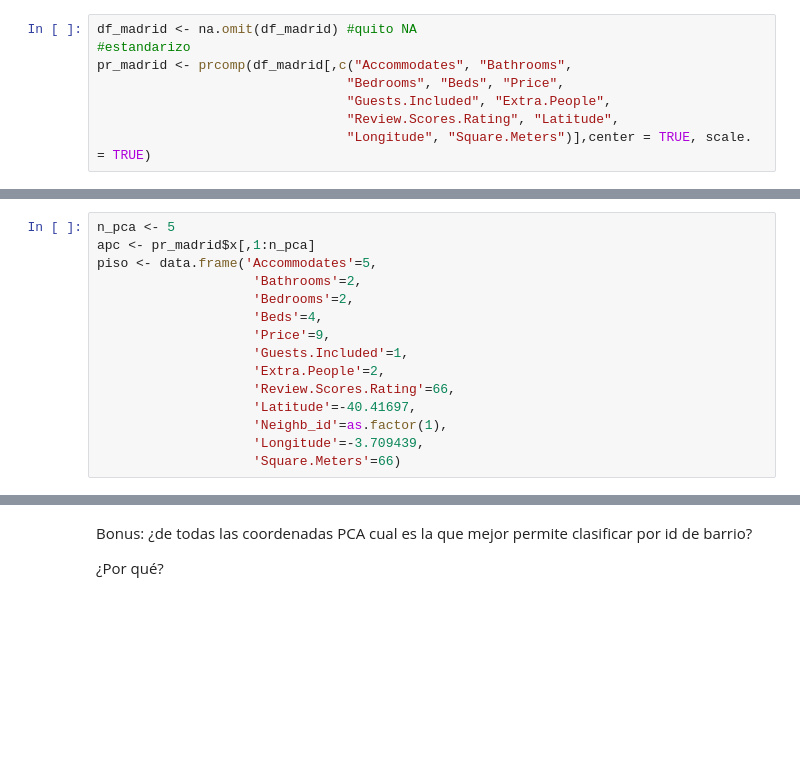
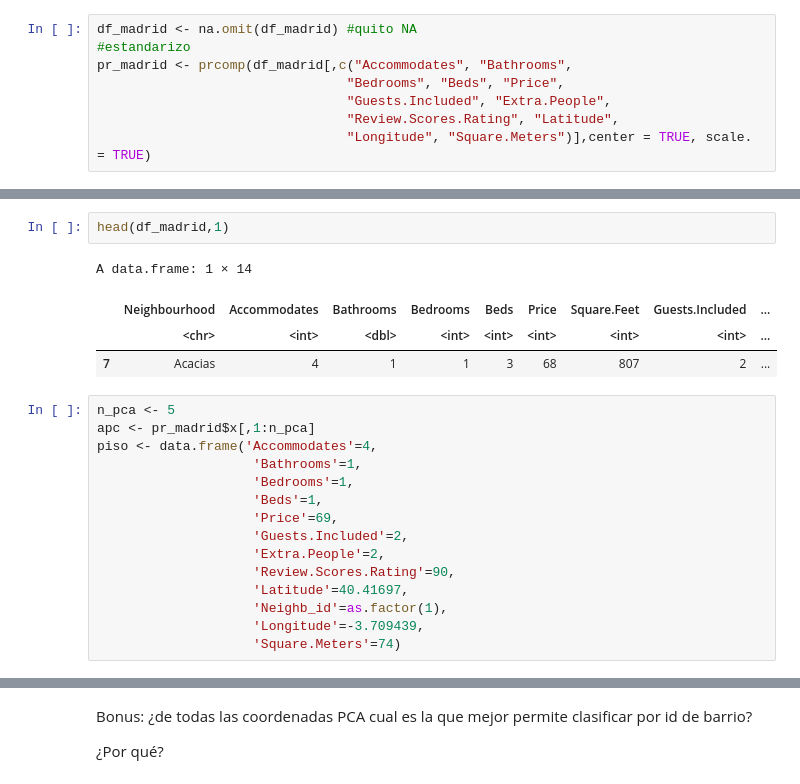
Before and after one commit to emmv20/data-mining, a Jupyter notebook: Practica-AlmadaEmmanuel.ipynb, the cells around one changed output, grey strips where cells are left out. Saved outputs shown, nothing was run; the diff lists cells and outputs as text; blank space fills up the shorter version.

```diff
--- a/Practica-AlmadaEmmanuel.ipynb
+++ b/Practica-AlmadaEmmanuel.ipynb
@@ -380,17 +380,24 @@ plot(cumsum(pr_madrid$sdev^2/sum(pr_madrid$sdev^2)),main="Autovalores")
+# %%
+head(df_madrid,1)
+# %% [output]
+A data.frame: 1 × 14
+|  | Neighbourhood | Accommodates | Bathrooms | Bedrooms | Beds | Price | Square.Feet | Guests.Included | ... |
+|  | <chr> | <int> | <dbl> | <int> | <int> | <int> | <int> | <int> | ... |
+| 7 | Acacias | 4 | 1 | 1 | 3 | 68 | 807 | 2 | ... |
 # %%
 n_pca <- 5
 apc <- pr_madrid$x[,1:n_pca]
-piso <- data.frame('Accommodates'=5,
-                    'Bathrooms'=2,
-                    'Bedrooms'=2,
-                    'Beds'=4,
-                    'Price'=9,
-                    'Guests.Included'=1,
+piso <- data.frame('Accommodates'=4,
+                    'Bathrooms'=1,
+                    'Bedrooms'=1,
+                    'Beds'=1,
+                    'Price'=69,
+                    'Guests.Included'=2,
                     'Extra.People'=2,
-                    'Review.Scores.Rating'=66,
-                    'Latitude'=-40.41697,
+                    'Review.Scores.Rating'=90,
+                    'Latitude'=40.41697,
                     'Neighb_id'=as.factor(1),
                     'Longitude'=-3.709439,
-                    'Square.Meters'=66)
+                    'Square.Meters'=74)
 # %%
 
```
Also changed, not shown: parts of 5 cells of this notebook.
